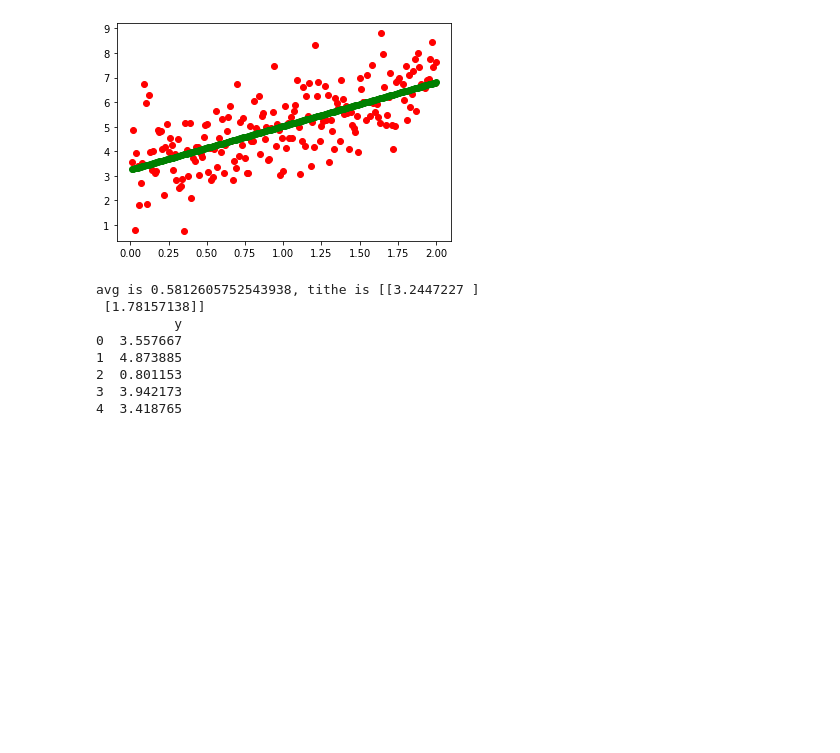
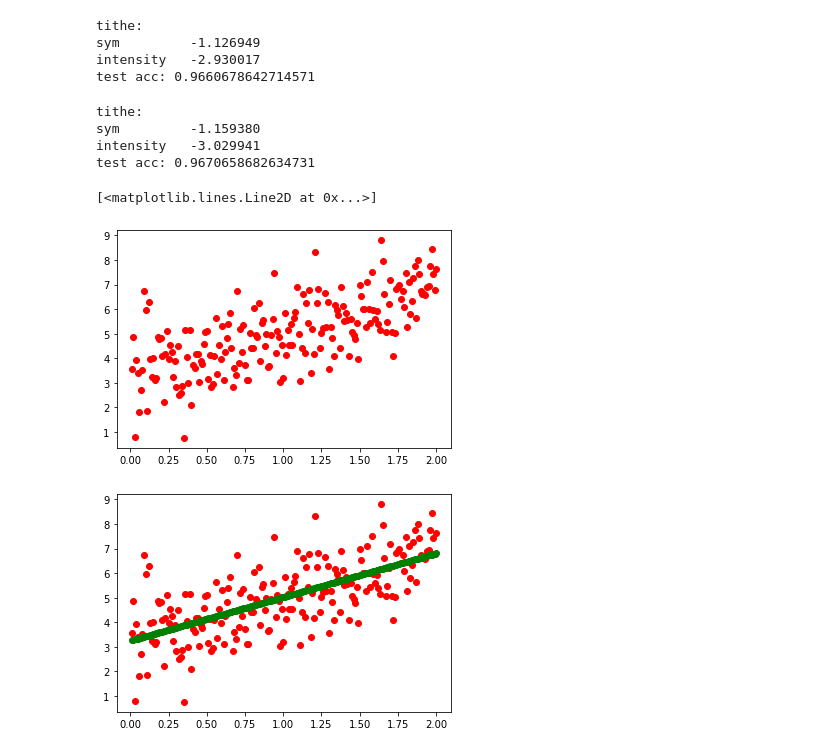
Before and after one commit to yunyikang/ML, a Jupyter notebook: ML_hw1.ipynb, the cells around one changed output. Saved outputs shown, nothing was run; the diff lists cells and outputs as text; code cells hidden in the pictures; blank space fills up the shorter version.

```diff
--- a/ML_hw1.ipynb
+++ b/ML_hw1.ipynb
@@ -1,46 +56,67 @@
+# %%
+#part a
+
+#5 iterations
+tithe = train_perceptron(5)
+acc = get_acc(ts_x, ts_y, tithe)
+print('tithe: \n{}\ntest acc: {}'.format(tithe.to_string(),acc))
+# %% [output]
+tithe:
+sym         -1.126949
+intensity   -2.930017
+test acc: 0.9660678642714571
+# %%
+#10 iterations
+tithe = train_perceptron(10)
+acc = get_acc(ts_x, ts_y, tithe)
+print('tithe: \n{}\ntest acc: {}'.format(tithe.to_string(),acc))
+# %% [output]
+tithe:
+sym         -1.159380
+intensity   -3.029941
+test acc: 0.9670658682634731
+# %%
+#qn2
+
+#load data
+x_dat = pd.read_csv('data/2/hw1x.dat', header=None, names=['x1'])
+y_dat = pd.read_csv('data/2/hw1y.dat', header=None, names=['y'])
+n = x_dat.shape[0]
+
+#initialise series
+x1 = x_dat['x1']
+y = y_dat['y']
+# %%
+#part a
+plt.plot(x1, y, 'ro')
+# %% [output]
+[<matplotlib.lines.Line2D at 0x...>]
+[figure, added]
 # %%
-import numpy as np
-import pandas as pd
-import matplotlib.pyplot as plt
-import random
+#part b
 
-x_dat = pd.read_csv('data/2/hw1x.dat', header=None, names=['x1'])
-y_dat = pd.read_csv('data/2/hw1y.dat', header=None, names=['y'])
-
+#add column of 0s to data
 x_dat['x0'] = pd.Series([1]*n)
 
-cols = x_dat.columns.tolist()
-cols = cols[-1:] + cols[:-1]
-x_dat = x_dat[cols]
+#switch ordering of columns in dataframe x_dat
+x_dat = x_dat[['x0','x1']]
 
+#initialise series
 x0 = x_dat['x0']
-x1 = x_dat['x1']
-y0 = y['y']
-n = x.shape[0]
 
+#find tithe
 b = x_dat.transpose().dot(y_dat) / n
 A = x_dat.transpose().dot(x_dat) / n
 A_inv = np.linalg.inv(A)
-tithe = A_inv.dot(b)
+tithe_arr = A_inv.dot(b)
+tithe = pd.DataFrame(tithe_arr,index=['x0','x1'])[0]
 
+#get estimated y (x.tithe)
 x_tithe = x_dat.dot(tithe)
 
-
+#plot
 plt.plot(x1, y, 'ro')
 plt.plot(x1, x_tithe, 'ro', color='green')
 plt.show()
-
-
-risk = 0.5*(ys - x_tithe[0])**2
-avg = risk.sum() / n
-print('avg is {}, tithe is {}'.format(avg, tithe))
 # %% [output]
 [figure]
-avg is 0.5812605752543938, tithe is [[3.2447227 ]
- [1.78157138]]
-          y
-0  3.557667
-1  4.873885
-2  0.801153
-3  3.942173
-4  3.418765
```
Also changed, not shown: parts of 18 cells of this notebook.
